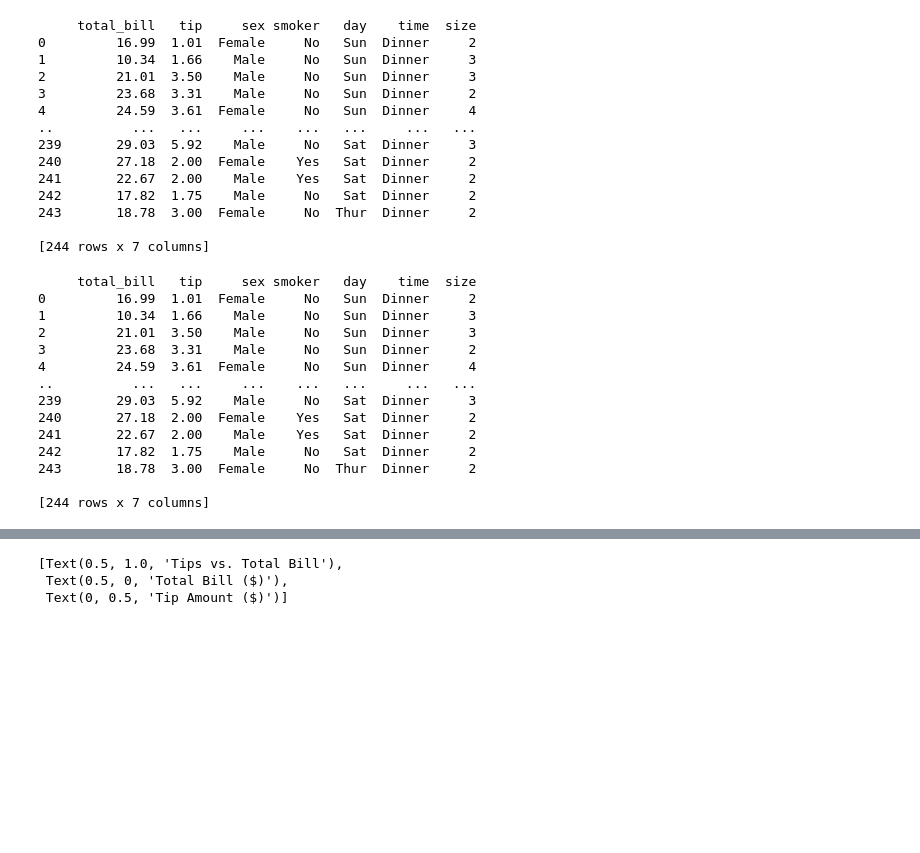
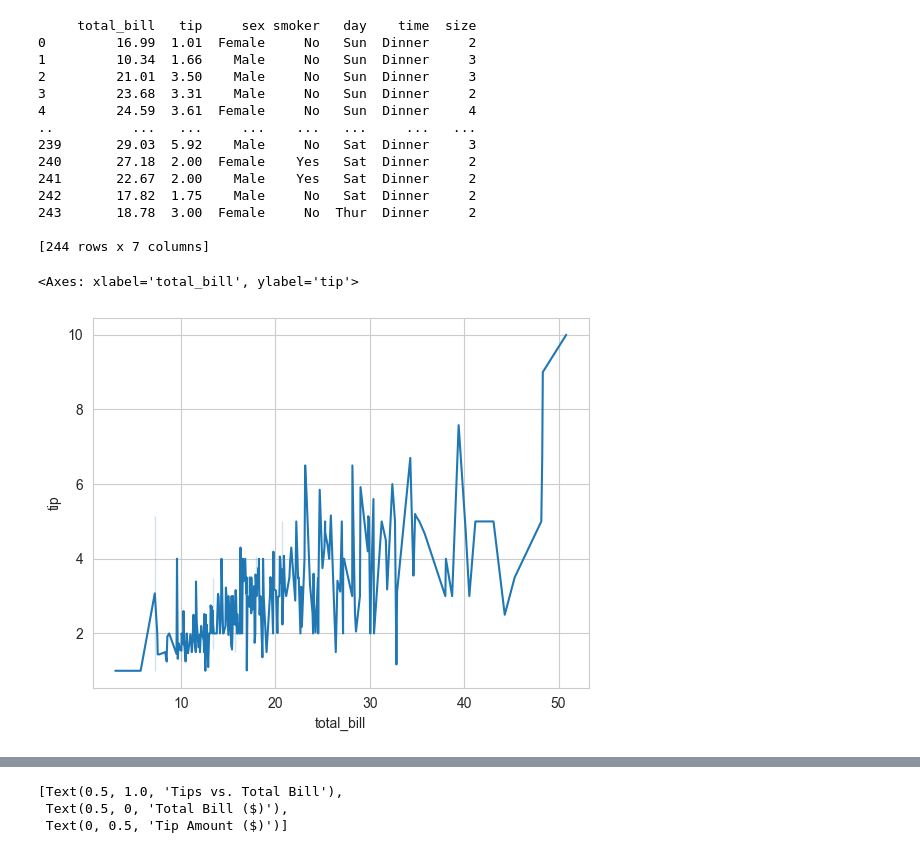
Before and after one commit to dipachatterjee/visualization, a Jupyter notebook: 02_activities/assignments/participation/LiveCoding-5.ipynb, the cells around one changed output, grey strips where cells are left out. Drawn from its saved outputs; the diff is of its cells as text; code cells hidden in the pictures; blank space fills up the shorter version.

```diff
--- a/02_activities/assignments/participation/LiveCoding-5.ipynb
+++ b/02_activities/assignments/participation/LiveCoding-5.ipynb
@@ -29,21 +24,11 @@ print(tips)
 243       18.78  3.00  Female     No  Thur  Dinner     2
 
 [244 rows x 7 columns]
-# %%
-tips = sns.load_dataset("tips")
-print(tips)
-# %% [output]
-     total_bill   tip     sex smoker   day    time  size
-0         16.99  1.01  Female     No   Sun  Dinner     2
-1         10.34  1.66    Male     No   Sun  Dinner     3
-2         21.01  3.50    Male     No   Sun  Dinner     3
-3         23.68  3.31    Male     No   Sun  Dinner     2
-4         24.59  3.61  Female     No   Sun  Dinner     4
-..          ...   ...     ...    ...   ...     ...   ...
-239       29.03  5.92    Male     No   Sat  Dinner     3
-240       27.18  2.00  Female    Yes   Sat  Dinner     2
-241       22.67  2.00    Male    Yes   Sat  Dinner     2
-242       17.82  1.75    Male     No   Sat  Dinner     2
-243       18.78  3.00  Female     No  Thur  Dinner     2
-
-[244 rows x 7 columns]
+# %%
+#make it a lineplot
+sns.lineplot(data=tips, # choose our dataset
+             x='total_bill', # define our x variable
+            y='tip') # define our y variable
+# %% [output]
+<Axes: xlabel='total_bill', ylabel='tip'>
+[figure, added]
```
Also changed, not shown: parts of 16 cells of this notebook, 5 other files.
